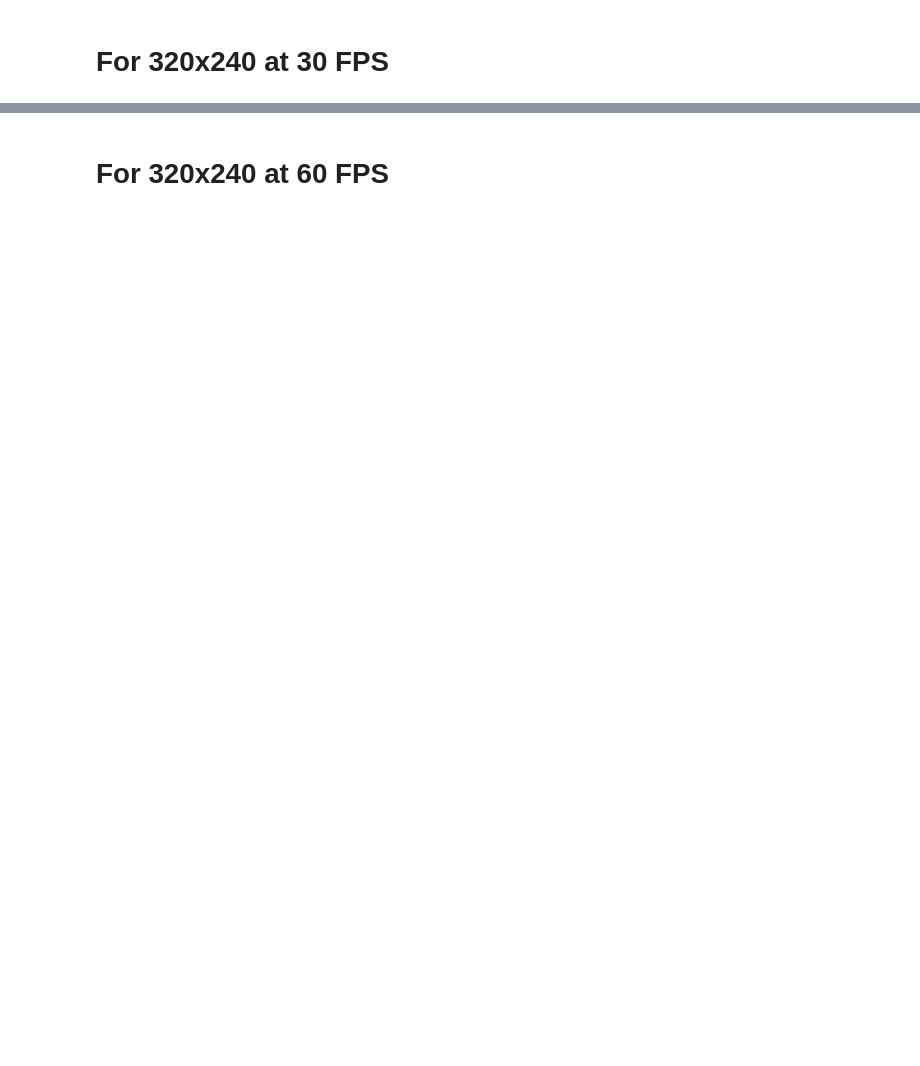
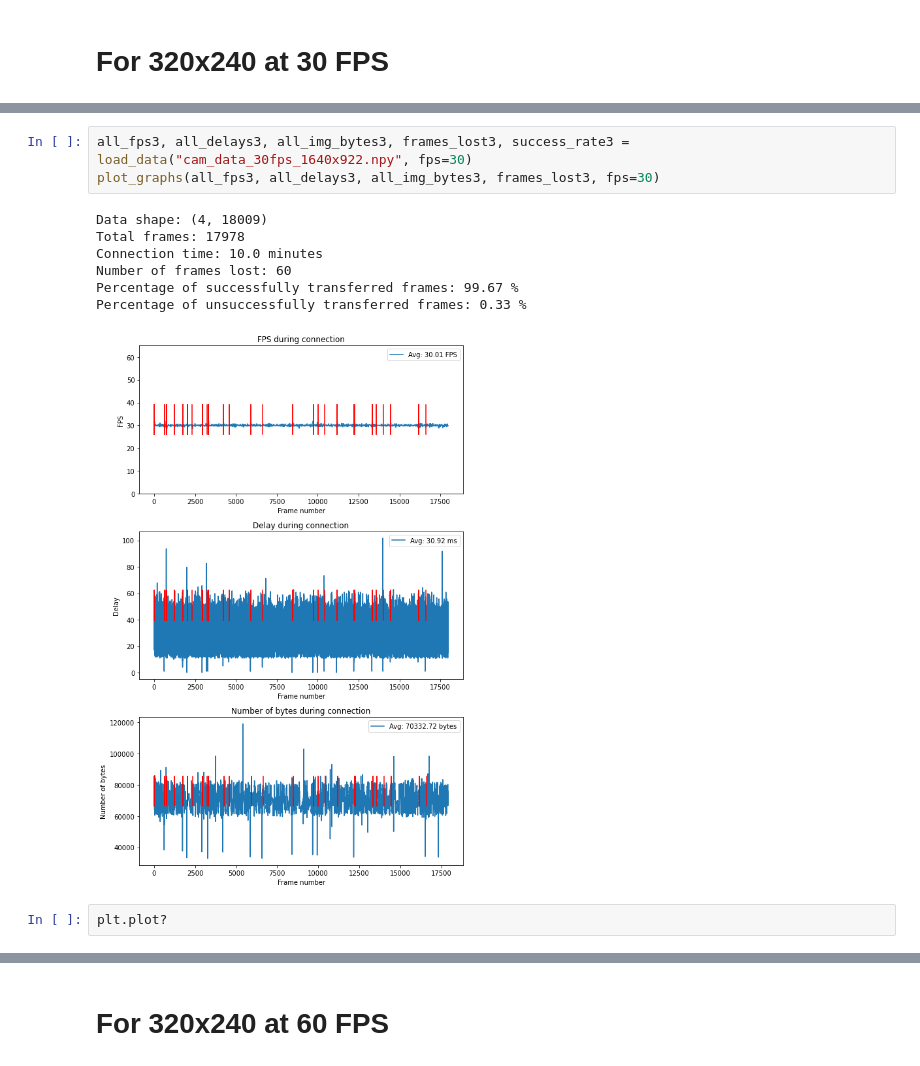
Before and after one commit to RedaAlb/auto-rc-car, a Jupyter notebook: testing/cam_connection/cam_data_plots.ipynb, the cells around one changed output, grey strips where cells are left out. Saved outputs shown, nothing was run; the diff lists cells and outputs as text; blank space fills up the shorter version.

```diff
--- a/testing/cam_connection/cam_data_plots.ipynb
+++ b/testing/cam_connection/cam_data_plots.ipynb
@@ -69,0 +95,13 @@ Percentage of unsuccessfully transferred frames: 0.14 %
+# %%
+all_fps3, all_delays3, all_img_bytes3, frames_lost3, success_rate3 = load_data("cam_data_30fps_1640x922.npy", fps=30)
+plot_graphs(all_fps3, all_delays3, all_img_bytes3, frames_lost3, fps=30)
+# %% [output]
+Data shape: (4, 18009)
+Total frames: 17978
+Connection time: 10.0 minutes
+Number of frames lost: 60
+Percentage of successfully transferred frames: 99.67 %
+Percentage of unsuccessfully transferred frames: 0.33 %
+[figure, added]
+# %%
+plt.plot?
```
Also changed, not shown: parts of 15 cells of this notebook, 17 other files.
